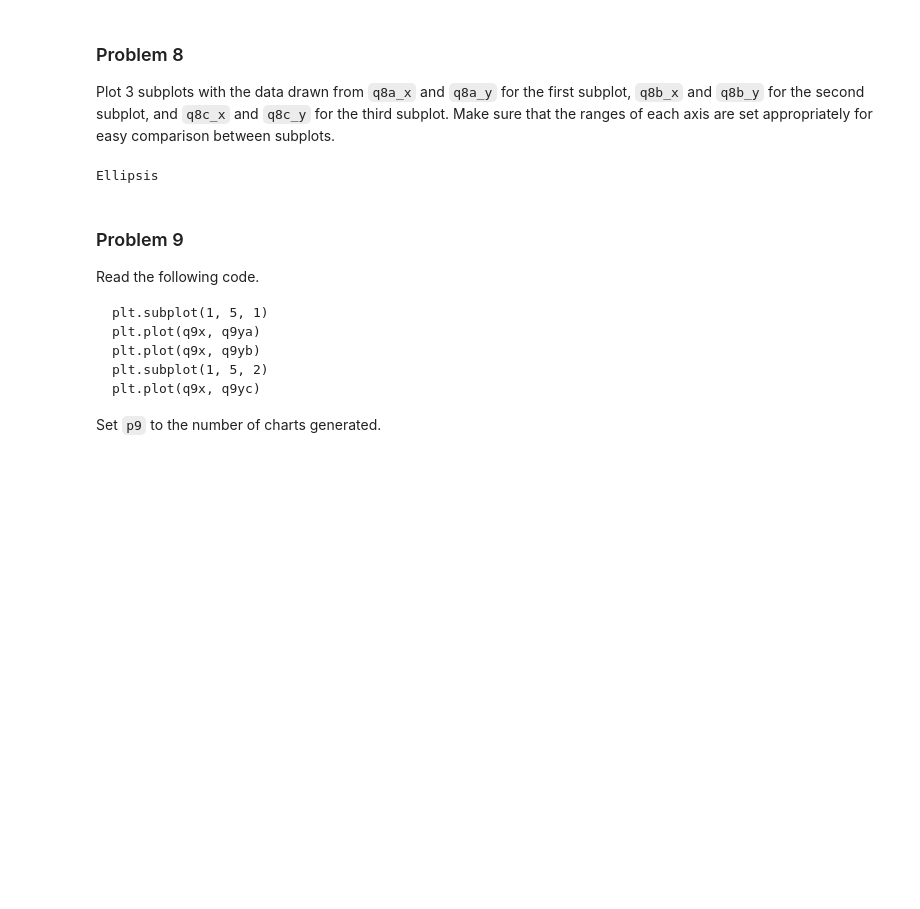
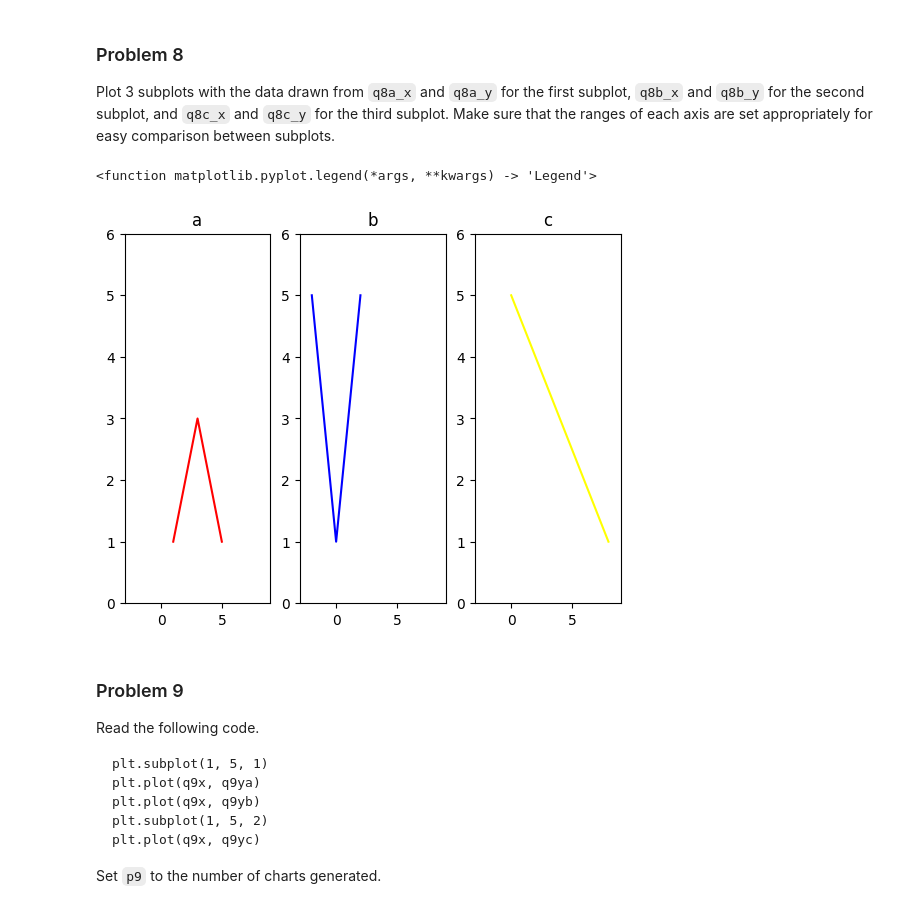
Before and after one commit to TcheungBU/dx602-homework-05, a Jupyter notebook: homework.ipynb, the cells around one changed output. Saved outputs shown, nothing was run; the diff lists cells and outputs as text; code cells hidden in the pictures; blank space fills up the shorter version.

```diff
--- a/homework.ipynb
+++ b/homework.ipynb
@@ -209,12 +218,36 @@ q8b_y = [5, 3, 1, 3, 5]
 
 q8c_x = [0, 2, 4, 6, 8]
 q8c_y = [5, 4, 3, 2, 1]
-# %%
-# YOUR CHANGES HERE
-
-...
-# %% [output]
-Ellipsis
+# %%
+# YOUR CHANGES HERE
+
+all_x = q8a_x + q8b_x + q8c_x
+all_y = q8a_y + q8b_y + q8c_y
+x_min, x_max = min(all_x), max(all_x)
+y_min, y_max = min(all_y), max(all_y)
+
+plt.subplot(1,3,1)
+plt.plot(q8a_x,q8a_y,color="red")
+plt.title("a")
+plt.xlim(x_min - 1, x_max + 1)
+plt.ylim(y_min - 1, y_max + 1)
+
+plt.subplot(1,3,2)
+plt.plot(q8b_x,q8b_y,color="blue")
+plt.title("b")
+plt.xlim(x_min - 1, x_max + 1)
+plt.ylim(y_min - 1, y_max + 1)
+
+plt.subplot(1,3,3)
+plt.plot(q8c_x,q8c_y,color="yellow")
+plt.title("c")
+plt.xlim(x_min - 1, x_max + 1)
+plt.ylim(y_min - 1, y_max + 1)
+
+plt.legend
+# %% [output]
+<function matplotlib.pyplot.legend(*args, **kwargs) -> 'Legend'>
+[figure, added]
 # %% [markdown]
 ### Problem 9
 
```
Also changed, not shown: parts of 23 cells of this notebook, 1 other file.
